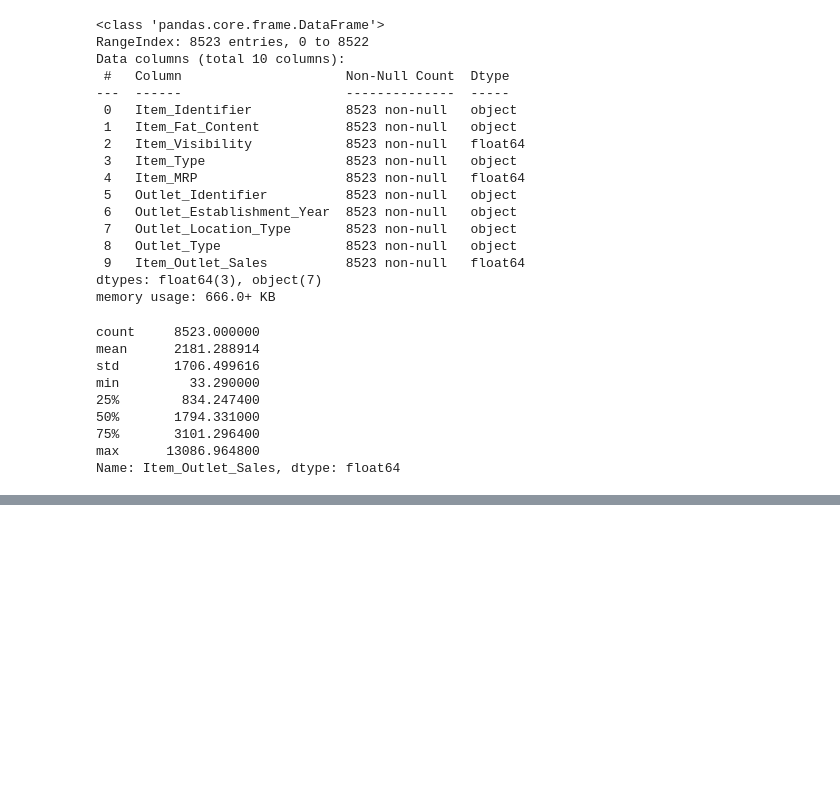
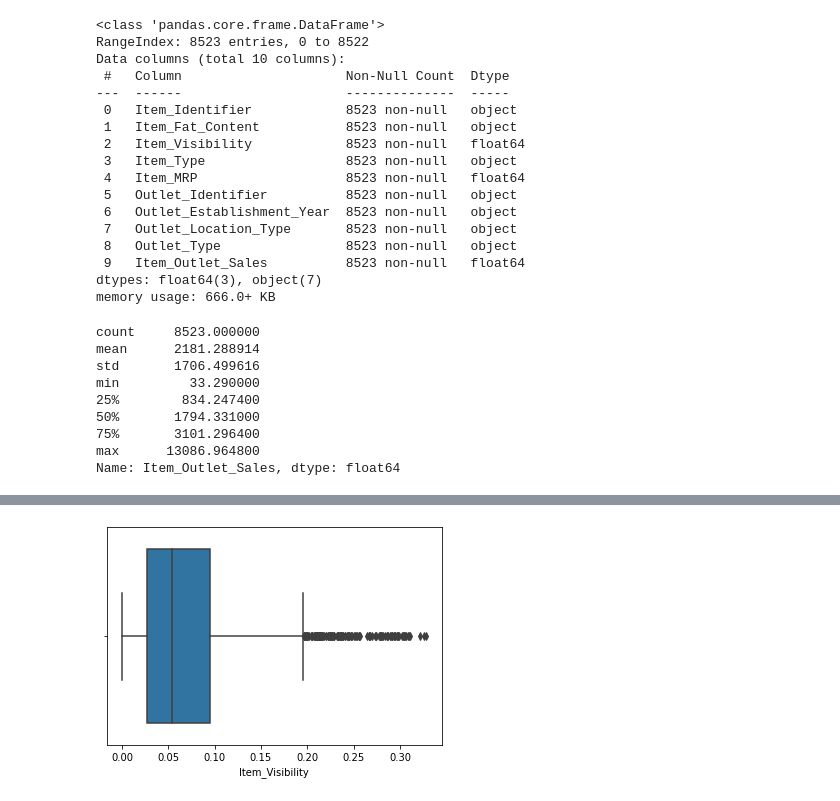
Before and after one commit to arechigajd/food_sales_predictions, a Jupyter notebook: foodsoldstores.ipynb, the cells around one changed output, grey strips where cells are left out. Saved outputs shown, nothing was run; the diff lists cells and outputs as text; code cells hidden in the pictures; blank space fills up the shorter version.

```diff
--- a/foodsoldstores.ipynb
+++ b/foodsoldstores.ipynb
@@ -399,0 +408,5 @@ future_sales_df.head()
+# %%
+sns.boxplot(data = future_sales_df, x = 'Item_Visibility');
+# shows how items are visible throughout the stores
+# %% [output]
+[figure, added]
```
Also changed, not shown: parts of 6 cells of this notebook.
